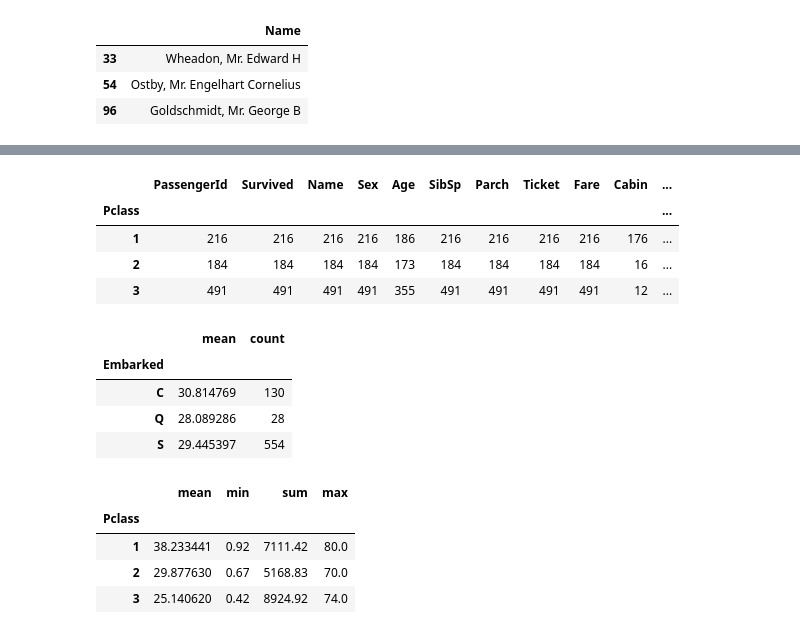
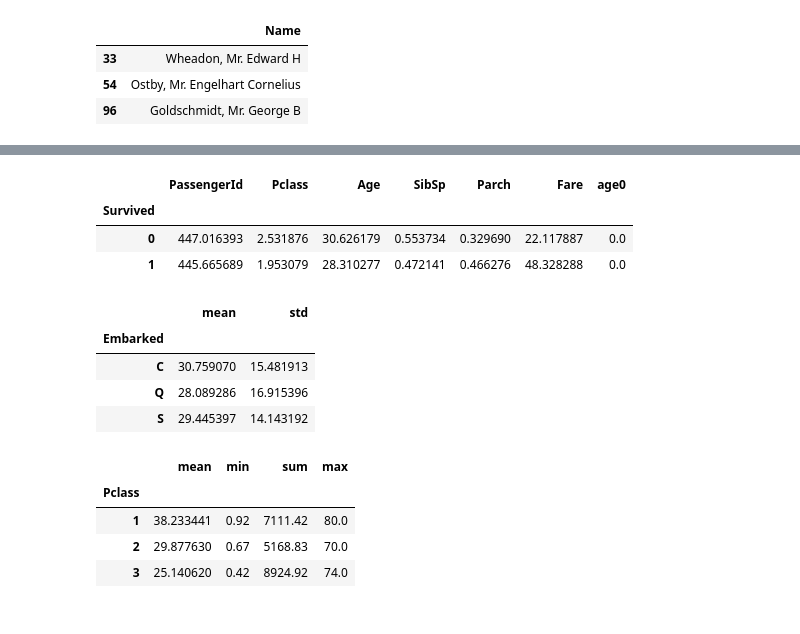
Before and after one commit to Bo-kyoung/AI-practices, a Jupyter notebook: PerfectGuide/1. NumpyPandas.ipynb, the cells around one changed output, grey strips where cells are left out. Drawn from its saved outputs; the diff is of its cells as text; code cells hidden in the pictures.

```diff
--- a/PerfectGuide/numpy and pandas.ipynb
+++ b/PerfectGuide/1. NumpyPandas.ipynb
@@ -54,6 +59,6 @@ print(transpose_mat)
  [2 5 8]]
 # %%
 import pandas as pd
-titanic_df = pd.read_csv(r'C:\Users\user\PerfectGuide\train.csv')
-titanic_df.head(3)
+titanic_df = pd.read_csv(r'C:\Users\user\workplace\ToyProjects\PerfectGuide\train.csv')
+type(titanic_df.shape)
 # %% [output]
@@ -196,7 +201,7 @@ titanic_df.head(3)
 | 1 | 2 | 1 | 1 | Cumings, Mrs. John Bradley (Flore... | female | 38.0 | 1 | 0 | PC 17599 | 71.2833 | ... |
 | 2 | 3 | 1 | 3 | Heikkinen, Miss. Laina | female | 26.0 | 0 | 0 | STON/O2. 3101282 | 7.9250 | ... |
 # %%
-titanic_df.drop('age0',axis = 1, inplace=True)
+titanic_df.drop(1,axis = 0, inplace=True)
 titanic_df.head(3)
 # %% [output]
 |  | PassengerId | Survived | Pclass | Name | Sex | Age | SibSp | Parch | Ticket | Fare | ... |
@@ -247,22 +260,21 @@ titanic_sorted.head(10)
 | 111 | 112 | 0 | 3 | Zabour, Miss. Hileni | female | 14.5 | 1 | 0 | 2665 | 14.4542 | ... |
 | 199 | 200 | 0 | 2 | Yrois, Miss. Henriette ("Mrs Harb... | female | 24.0 | 0 | 0 | 248747 | 13.0000 | ... |
 # %%
-titanic_groupby = titanic_df.groupby(by='Pclass').count()
+titanic_groupby = titanic_df.groupby(by='Survived').mean()
 titanic_groupby
 # %% [output]
-|  | PassengerId | Survived | Name | Sex | Age | SibSp | Parch | Ticket | Fare | Cabin | ... |
-| Pclass |  |  |  |  |  |  |  |  |  |  | ... |
-| 1 | 216 | 216 | 216 | 216 | 186 | 216 | 216 | 216 | 216 | 176 | ... |
-| 2 | 184 | 184 | 184 | 184 | 173 | 184 | 184 | 184 | 184 | 16 | ... |
-| 3 | 491 | 491 | 491 | 491 | 355 | 491 | 491 | 491 | 491 | 12 | ... |
+|  | PassengerId | Pclass | Age | SibSp | Parch | Fare | age0 |
+| Survived |  |  |  |  |  |  |  |
+| 0 | 447.016393 | 2.531876 | 30.626179 | 0.553734 | 0.329690 | 22.117887 | 0.0 |
+| 1 | 445.665689 | 1.953079 | 28.310277 | 0.472141 | 0.466276 | 48.328288 | 0.0 |
 # %%
-titanic_df.groupby('Embarked')['Age'].agg(['mean','count'])
+titanic_df.groupby('Embarked')['Age'].agg(['mean','std'])
 # %% [output]
-|  | mean | count |
+|  | mean | std |
 | Embarked |  |  |
-| C | 30.814769 | 130 |
-| Q | 28.089286 | 28 |
-| S | 29.445397 | 554 |
+| C | 30.759070 | 15.481913 |
+| Q | 28.089286 | 16.915396 |
+| S | 29.445397 | 14.143192 |
 # %%
 titanic_df.groupby('Pclass')['Age'].agg(['mean','min','sum','max'])
 # %% [output]
```
Also changed, not shown: parts of 8 cells of this notebook, 11 other files.
